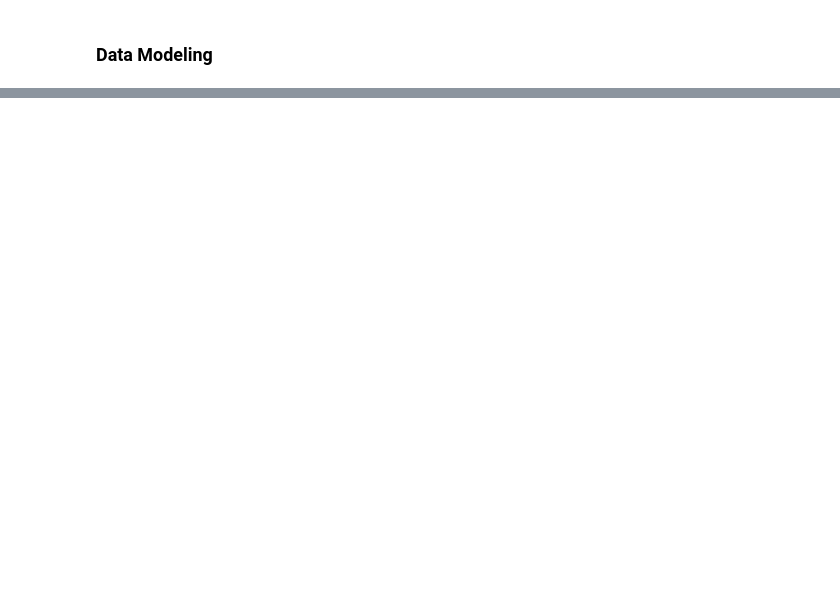
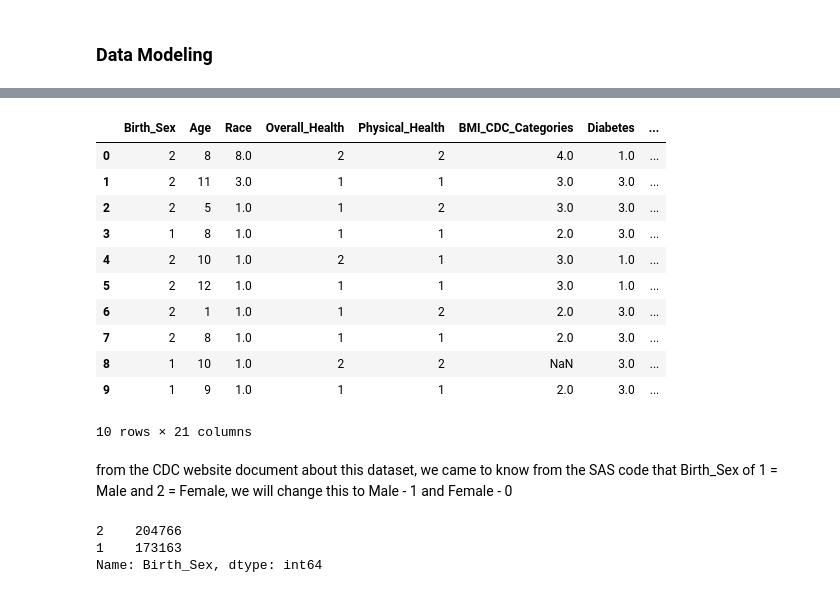
Before and after one commit to DataSolutions360/Data_Science_Capstone, a Jupyter notebook: ml.ipynb, the cells around one changed output, grey strips where cells are left out. Cells and saved outputs as stored; diff of their text form; code cells hidden in the pictures; blank space fills up the shorter version.

Commit message:
Adding Machine learning related files

```diff
--- a/ml.ipynb
+++ b/ml.ipynb
@@ -119,0 +23,27 @@ X = df2.drop(columns="HeartDisease")
+# %%
+#Removing the columns State and index as its not needed for Machine Learning and can be utilized for visualizations
+df = df.drop(["index","State"], axis=1)
+df.head(10)
+# %% [output]
+|  | Birth_Sex | Age | Race | Overall_Health | Physical_Health | BMI_CDC_Categories | Diabetes | ... |
+| 0 | 2 | 8 | 8.0 | 2 | 2 | 4.0 | 1.0 | ... |
+| 1 | 2 | 11 | 3.0 | 1 | 1 | 3.0 | 3.0 | ... |
+| 2 | 2 | 5 | 1.0 | 1 | 2 | 3.0 | 3.0 | ... |
+| 3 | 1 | 8 | 1.0 | 1 | 1 | 2.0 | 3.0 | ... |
+| 4 | 2 | 10 | 1.0 | 2 | 1 | 3.0 | 1.0 | ... |
+| 5 | 2 | 12 | 1.0 | 1 | 1 | 3.0 | 1.0 | ... |
+| 6 | 2 | 1 | 1.0 | 1 | 2 | 2.0 | 3.0 | ... |
+| 7 | 2 | 8 | 1.0 | 1 | 1 | 2.0 | 3.0 | ... |
+| 8 | 1 | 10 | 1.0 | 2 | 2 | NaN | 3.0 | ... |
+| 9 | 1 | 9 | 1.0 | 1 | 1 | 2.0 | 3.0 | ... |
+10 rows × 21 columns
+# %% [markdown]
+from the CDC website document about this dataset, we came to know from the SAS code that
+Birth_Sex of 1 = Male and 2 = Female, we will change this to Male - 1 and Female - 0
+# %%
+#Unique values for Sex
+df["Birth_Sex"].value_counts()
+# %% [output]
+2    204766
+1    173163
+Name: Birth_Sex, dtype: int64
```
Also changed, not shown: parts of 130 cells of this notebook, 9 other files.
